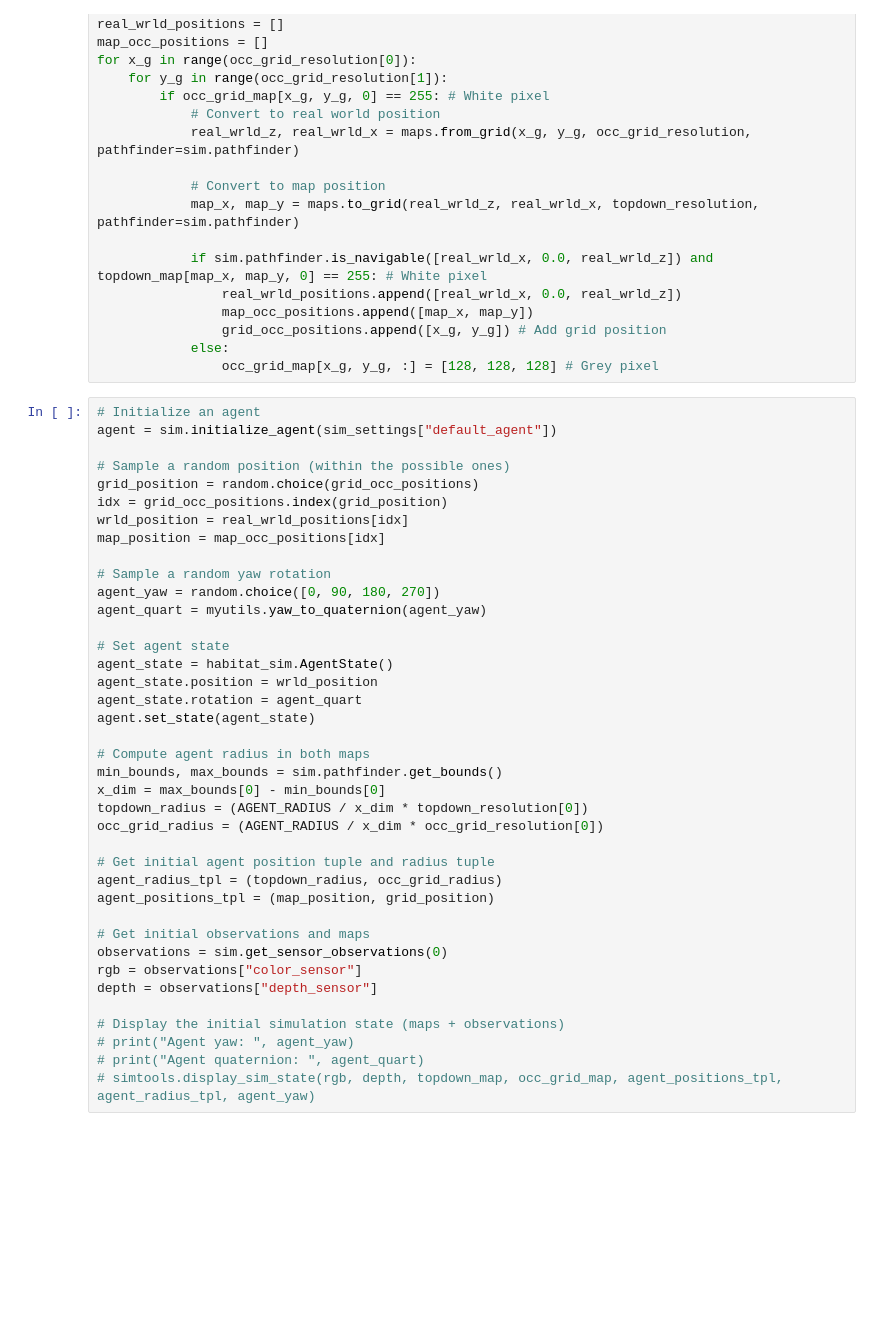
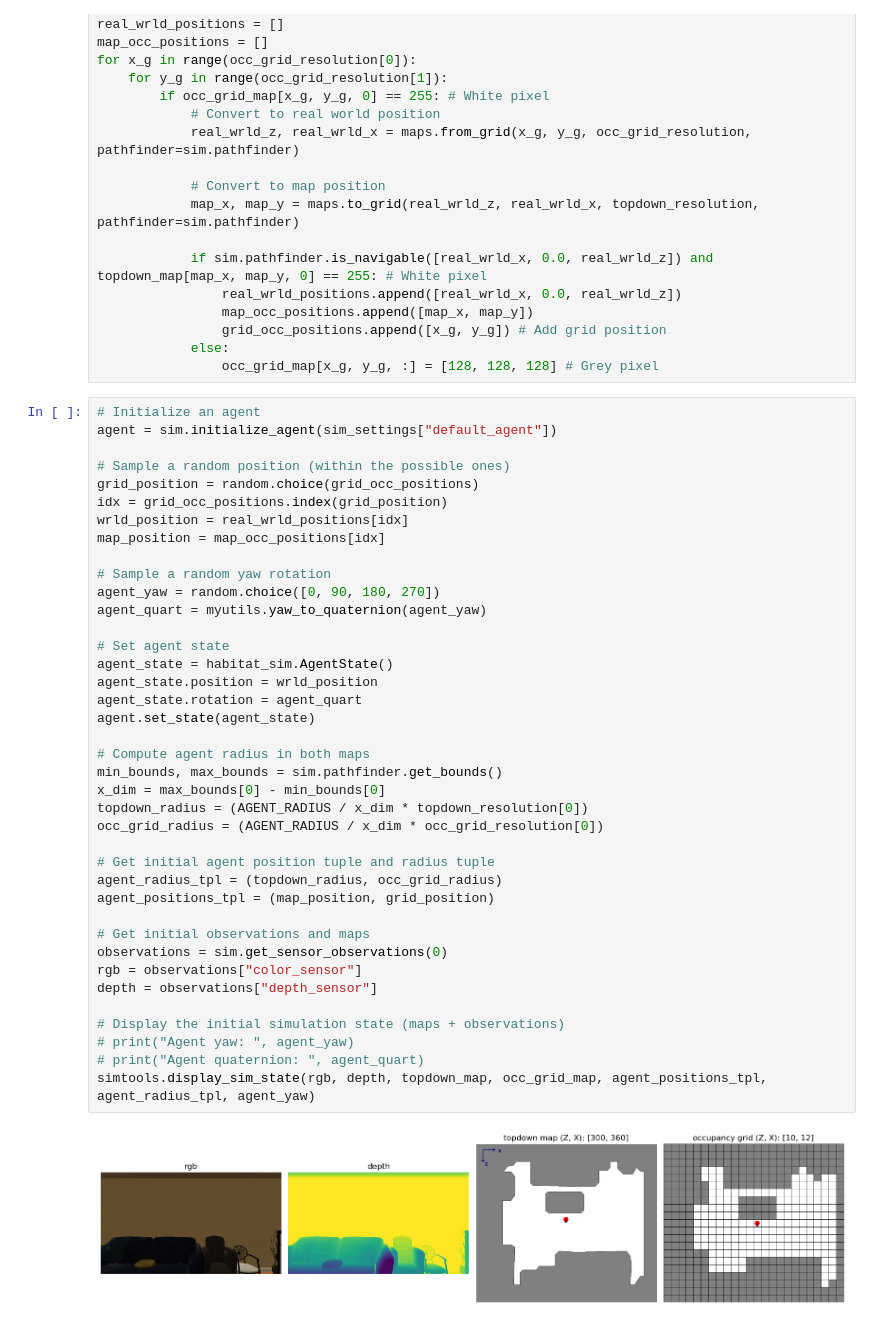
Before and after one commit to joaocb2002/ObjectNav-Msc, a Jupyter notebook: main-random.ipynb, the cells around one changed output. Cells and saved outputs as stored; diff of their text form; blank space fills up the shorter version.

```diff
--- a/main-random.ipynb
+++ b/main-random.ipynb
@@ -197,34 +180,36 @@ wrld_position = real_wrld_positions[idx]
 map_position = map_occ_positions[idx]
 
 # Sample a random yaw rotation
 agent_yaw = random.choice([0, 90, 180, 270])
 agent_quart = myutils.yaw_to_quaternion(agent_yaw)
 
 # Set agent state
 agent_state = habitat_sim.AgentState()
 agent_state.position = wrld_position
 agent_state.rotation = agent_quart
 agent.set_state(agent_state)
 
 # Compute agent radius in both maps
 min_bounds, max_bounds = sim.pathfinder.get_bounds()
 x_dim = max_bounds[0] - min_bounds[0]
 topdown_radius = (AGENT_RADIUS / x_dim * topdown_resolution[0])
 occ_grid_radius = (AGENT_RADIUS / x_dim * occ_grid_resolution[0])
 
 # Get initial agent position tuple and radius tuple
 agent_radius_tpl = (topdown_radius, occ_grid_radius)
 agent_positions_tpl = (map_position, grid_position)
 
 # Get initial observations and maps
 observations = sim.get_sensor_observations(0)
 rgb = observations["color_sensor"]
 depth = observations["depth_sensor"]
 
 # Display the initial simulation state (maps + observations)
 # print("Agent yaw: ", agent_yaw)
 # print("Agent quaternion: ", agent_quart)
-# simtools.display_sim_state(rgb, depth, topdown_map, occ_grid_map, agent_positions_tpl, agent_radius_tpl, agent_yaw)
+simtools.display_sim_state(rgb, depth, topdown_map, occ_grid_map, agent_positions_tpl, agent_radius_tpl, agent_yaw)
+# %% [output]
+[figure, added]
 # %%
 # Define possible actions
 actions = {
```
Also changed, not shown: parts of 4 cells of this notebook, 2 other files.
